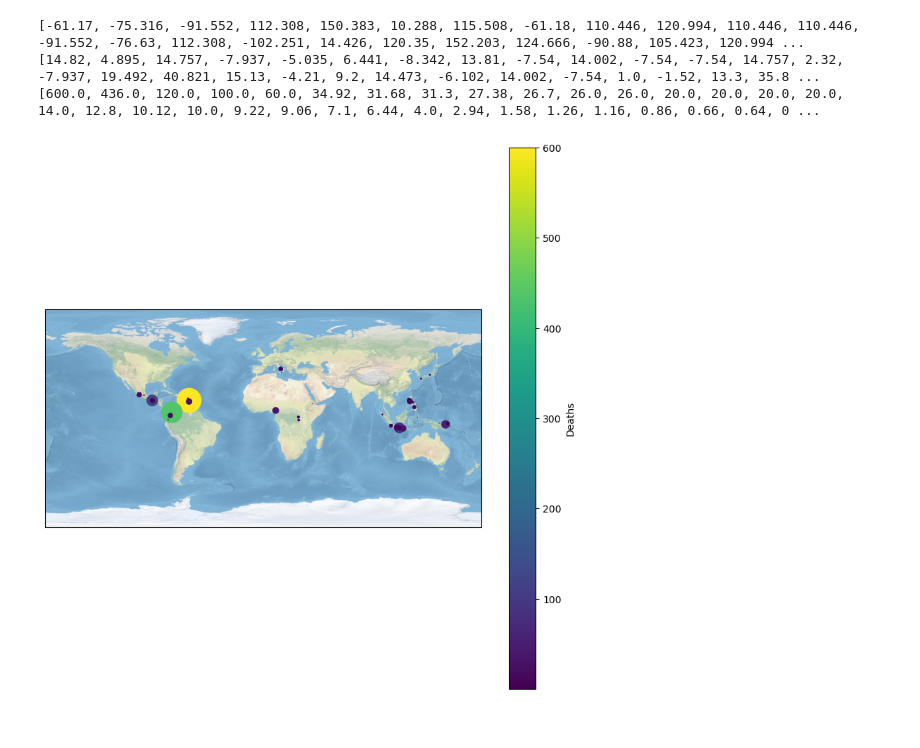
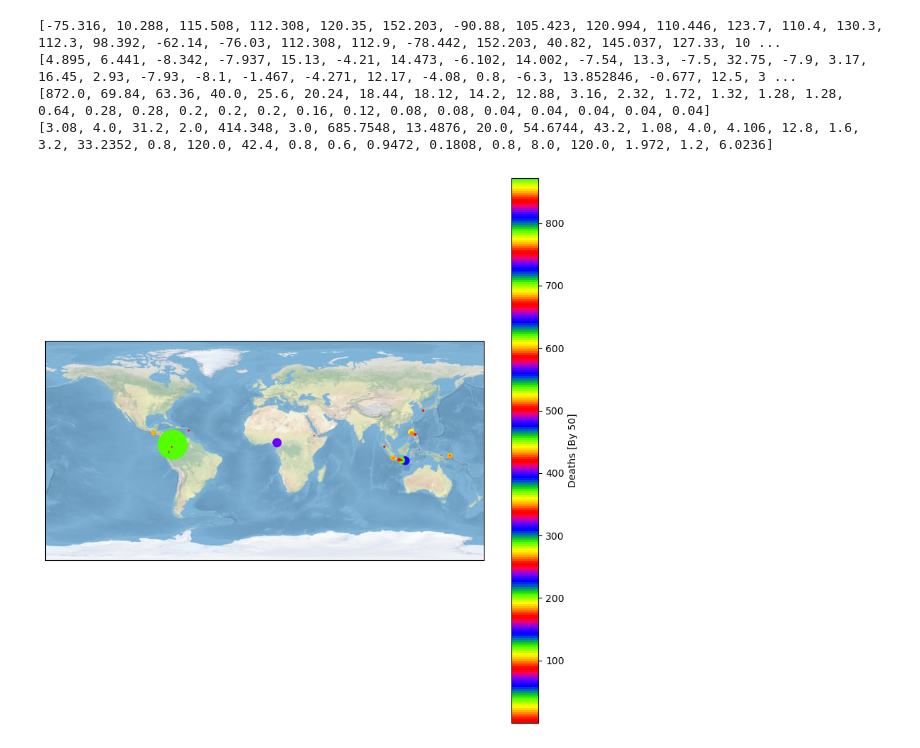
Before and after one commit to gowantae/volcano, a Jupyter notebook: VolcanoFatalities.ipynb, the cells around one changed output. Saved outputs shown, nothing was run; the diff lists cells and outputs as text; code cells hidden in the pictures.

```diff
--- a/VolcanoFatalities.ipynb
+++ b/VolcanoFatalities.ipynb
@@ -6,9 +7,6 @@ import cartopy.crs as ccrs
 # %%
-#Our daya is not using the default encoding (utf-8) so we make sure to specify the correct encoding when reading the file
+#Our data is not using the default encoding (utf-8) so we make sure to specify the correct encoding when reading the file
 data = pd.read_csv('volcdata.csv', encoding = 'unicode_escape', engine ='python')
 data = data.dropna(subset=['Longitude'])
 data = data.dropna(subset=['Total Deaths'])
+data = data.dropna(subset=['No Affected'])
-# %%
-#we can create a new column that combines the latitude and logitude columns into a single tuple
-data['position'] = list(zip(data['Latitude'], data['Longitude']))
-data
@@ -34,4 +12,0 @@ data
-# %%
-#We create another new column that converts our coordinates to a CRS (coordinate reference system) that can be used by Cartopy
-data['crs'] = ccrs.Robinson()
-data
@@ -107,28 +56,36 @@ print(lon)
 lat = [convert_latitude(lat) for lat in data['Latitude']]
 print(lat)
 
-death = list(data['Total Deaths']/50)
+death = list(data['Total Deaths']/25)
 print(death)
+
+affected = list(data['No Affected']/2500)
+print(affected)
 # %% [output]
-[-61.17, -75.316, -91.552, 112.308, 150.383, 10.288, 115.508, -61.18, 110.446, 120.994, 110.446, 110.446, -91.552, -76.63, 112.308, -102.251, 14.426, 120.35, 152.203, 124.666, -90.88, 105.423, 120.994 ...
-[14.82, 4.895, 14.757, -7.937, -5.035, 6.441, -8.342, 13.81, -7.54, 14.002, -7.54, -7.54, 14.757, 2.32, -7.937, 19.492, 40.821, 15.13, -4.21, 9.2, 14.473, -6.102, 14.002, -7.54, 1.0, -1.52, 13.3, 35.8 ...
-[600.0, 436.0, 120.0, 100.0, 60.0, 34.92, 31.68, 31.3, 27.38, 26.7, 26.0, 26.0, 20.0, 20.0, 20.0, 20.0, 14.0, 12.8, 10.12, 10.0, 9.22, 9.06, 7.1, 6.44, 4.0, 2.94, 1.58, 1.26, 1.16, 0.86, 0.66, 0.64, 0 ...
+[-75.316, 10.288, 115.508, 112.308, 120.35, 152.203, -90.88, 105.423, 120.994, 110.446, 123.7, 110.4, 130.3, 112.3, 98.392, -62.14, -76.03, 112.308, 112.9, -78.442, 152.203, 40.82, 145.037, 127.33, 10 ...
+[4.895, 6.441, -8.342, -7.937, 15.13, -4.21, 14.473, -6.102, 14.002, -7.54, 13.3, -7.5, 32.75, -7.9, 3.17, 16.45, 2.93, -7.93, -8.1, -1.467, -4.271, 12.17, -4.08, 0.8, -6.3, 13.852846, -0.677, 12.5, 3 ...
+[872.0, 69.84, 63.36, 40.0, 25.6, 20.24, 18.44, 18.12, 14.2, 12.88, 3.16, 2.32, 1.72, 1.32, 1.28, 1.28, 0.64, 0.28, 0.28, 0.2, 0.2, 0.2, 0.16, 0.12, 0.08, 0.08, 0.04, 0.04, 0.04, 0.04, 0.04]
+[3.08, 4.0, 31.2, 2.0, 414.348, 3.0, 685.7548, 13.4876, 20.0, 54.6744, 43.2, 1.08, 4.0, 4.106, 12.8, 1.6, 3.2, 33.2352, 0.8, 120.0, 42.4, 0.8, 0.6, 0.9472, 0.1808, 0.8, 8.0, 120.0, 1.972, 1.2, 6.0236]
 # %%
 #Now we can plot our data, we create a new figure and cartopy projection
 fig = plt.figure(figsize=(10, 10))
 ax = plt.axes(projection=ccrs.PlateCarree())
 ax.stock_img()
+
+
 #ax.coastlines()
 
-cmap = plt.get_cmap('viridis')
+cmap = plt.get_cmap('prism')
 norm = plt.Normalize(vmin=min(death), vmax=max(death))
 
 sc = ax.scatter(lon,lat, death, transform=ccrs.PlateCarree(), c=death, cmap=cmap, norm=norm, marker='o')
+
+
 #ax.scatter(lon,lat, death, transform=ccrs.PlateCarree(),c='r')
 
 cbar = plt.colorbar(sc, ax=ax)
-cbar.set_label('Deaths')
+cbar.set_label('Deaths [By 50]')
 
 plt.show()
 # %% [output]
-[figure, old version]
+[figure, new version]
```
Also changed, not shown: parts of 5 cells of this notebook.
